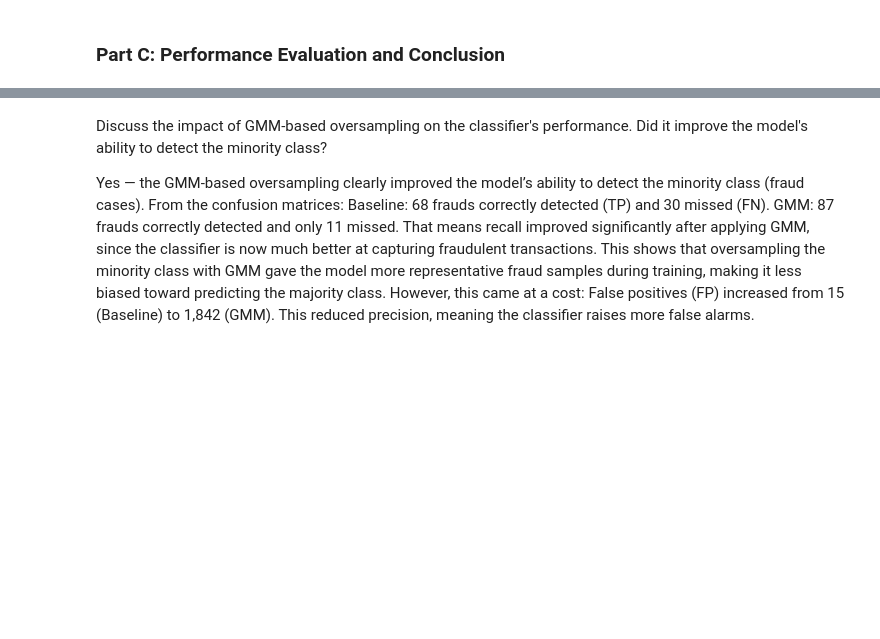
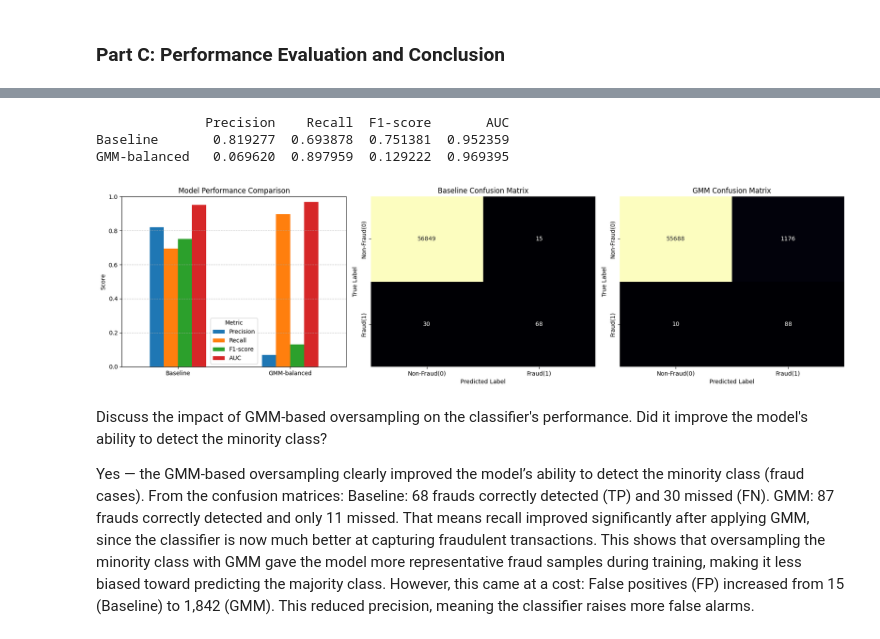
Before and after one commit to Navaneeth272001/assignment_4_Navaneeth272001, a Jupyter notebook: code.ipynb, the cells around one changed output, grey strips where cells are left out. Cells and saved outputs as stored; diff of their text form; code cells hidden in the pictures; blank space fills up the shorter version.

```diff
--- a/code.ipynb
+++ b/code.ipynb
@@ -568,3 +515,77 @@ GMM-balanced   0.049774  0.897959  0.094319  0.963733
+# %%
+# 2. Comparitive Analysis
+
+# Create a summary table or a bar chart comparing the Precision, Recall, and F1-score of the GMM-based model against the baseline model.
+
+y_pred_baseline = log_reg.predict(X_test)
+y_pred_proba_baseline = log_reg.predict_proba(X_test)[:, 1]
+
+y_pred_gmm = clf_v2.predict(X_test)
+y_pred_proba_gmm = clf_v2.predict_proba(X_test)[:, 1]
+
+# Compute metrics
+metrics = {
+    "Precision": [
+        precision_score(y_test, y_pred_baseline),
+        precision_score(y_test, y_pred_gmm)
+    ],
+    "Recall": [
+        recall_score(y_test, y_pred_baseline),
+        recall_score(y_test, y_pred_gmm)
+    ],
+    "F1-score": [
+        f1_score(y_test, y_pred_baseline),
+        f1_score(y_test, y_pred_gmm)
+    ],
+    "AUC": [
+        roc_auc_score(y_test, y_pred_proba_baseline),
+        roc_auc_score(y_test, y_pred_proba_gmm)
+    ]
+}
+
+# Create DataFrame
+metrics_df = pd.DataFrame(metrics, index=["Baseline", "GMM-balanced"])
+print(metrics_df)
+
+# Plot bar chart + confusion matrices
+fig, axes = plt.subplots(1, 3, figsize=(18, 5))
+
+# Bar chart
+metrics_df.plot(kind="bar", ax=axes[0])
+axes[0].set_title("Model Performance Comparison")
+axes[0].set_ylabel("Score")
+axes[0].set_ylim(0, 1)
+axes[0].set_xticklabels(metrics_df.index, rotation=0)
+axes[0].legend(title="Metric")
+axes[0].grid(axis="y", linestyle="--", alpha=0.7)
+
+# Confusion matrix - Baseline
+cm_baseline = confusion_matrix(y_test, y_pred_baseline)
+sns.heatmap(cm_baseline, annot=True, fmt="d", cmap="magma", cbar=False,
+            xticklabels=["Non-Fraud(0)", "Fraud(1)"],
+            yticklabels=["Non-Fraud(0)", "Fraud(1)"],
+            ax=axes[1])
+axes[1].set_title("Baseline Confusion Matrix")
+axes[1].set_xlabel("Predicted Label")
+axes[1].set_ylabel("True Label")
+
+# Confusion matrix - GMM
+cm_gmm = confusion_matrix(y_test, y_pred_gmm)
+sns.heatmap(cm_gmm, annot=True, fmt="d", cmap="magma", cbar=False,
+            xticklabels=["Non-Fraud(0)", "Fraud(1)"],
+            yticklabels=["Non-Fraud(0)", "Fraud(1)"],
+            ax=axes[2])
+axes[2].set_title("GMM Confusion Matrix")
+axes[2].set_xlabel("Predicted Label")
+axes[2].set_ylabel("True Label")
+
+plt.tight_layout()
+plt.show()
+# %% [output]
+              Precision    Recall  F1-score       AUC
+Baseline       0.819277  0.693878  0.751381  0.952359
+GMM-balanced   0.069620  0.897959  0.129222  0.969395
+[figure, added]
 # %% [markdown]
 Discuss the impact of GMM-based oversampling on the classifier's performance. Did it improve the model's ability to detect the minority class?
 
```
Also changed, not shown: parts of 6 cells of this notebook.
